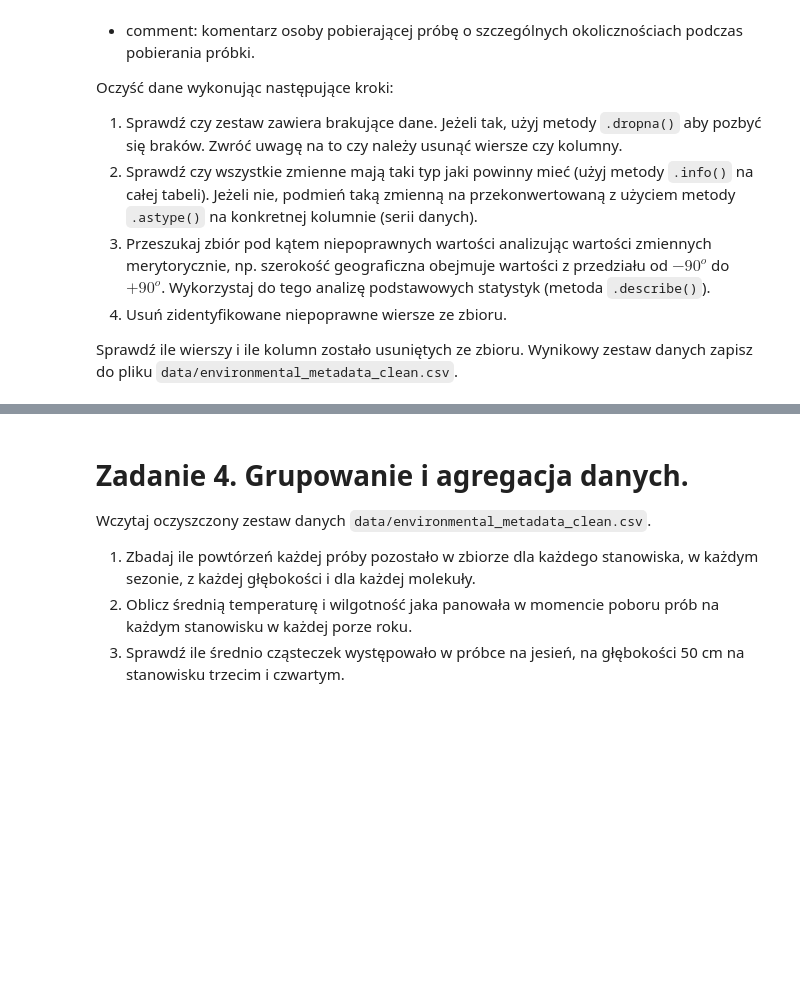
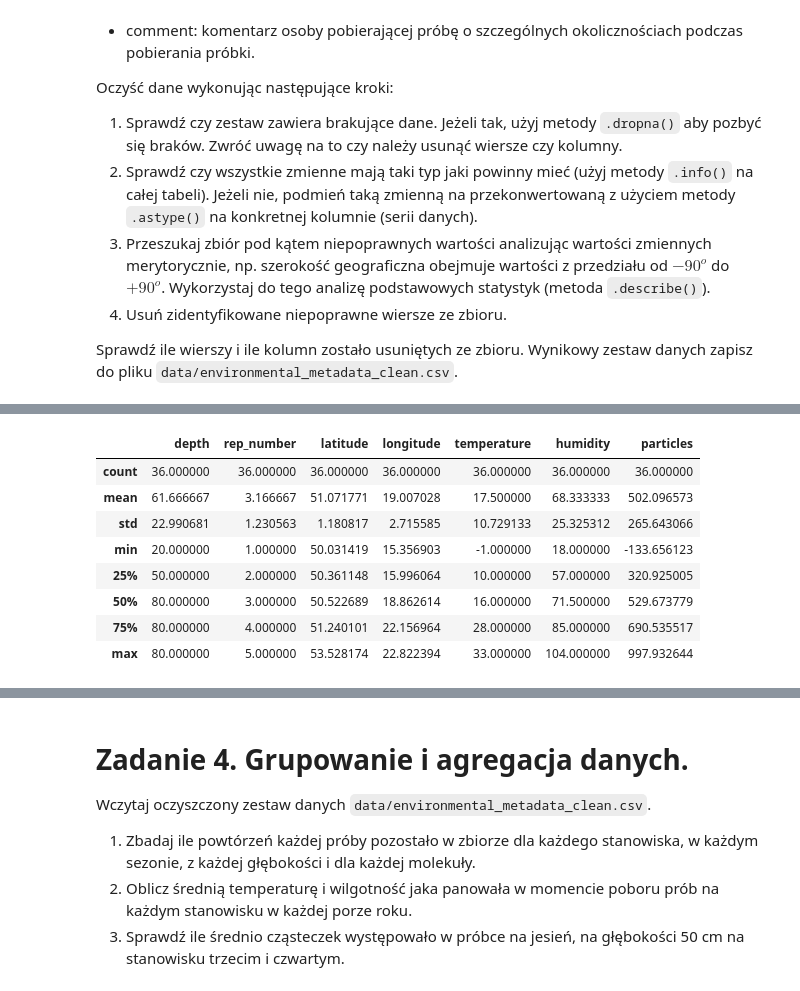
Before and after one commit to ligusoliwia/podstawy_programowania, a Jupyter notebook: moduły python/prace domowe/pandas_1.ipynb, the cells around one changed output, grey strips where cells are left out. Saved outputs shown, nothing was run; the diff lists cells and outputs as text; code cells hidden in the pictures; blank space fills up the shorter version.

```diff
--- a/moduły python/prace domowe/pandas_1.ipynb
+++ b/moduły python/prace domowe/pandas_1.ipynb
@@ -90,3 +133,6 @@ Oczyść dane wykonując następujące kroki:
 4. Usuń zidentyfikowane niepoprawne wiersze ze zbioru.
 
 Sprawdź ile wierszy i ile kolumn zostało usuniętych ze zbioru. Wynikowy zestaw danych zapisz do pliku `data/environmental_metadata_clean.csv`.
+# %%
+import pandas as pd
+env = pd.read_csv("data/environmental_metadata.csv")
@@ -92,0 +163,6 @@ Sprawdź ile wierszy i ile kolumn zostało usuniętych ze zbioru. Wynikowy zesta
+# %%
+env.dropna(inplace=True)
+# %%
+env = env.reset_index(drop=True)
+# %%
+env["rep_number"] = env["rep_number"].astype(int)
@@ -92,0 +190,12 @@ Sprawdź ile wierszy i ile kolumn zostało usuniętych ze zbioru. Wynikowy zesta
+# %%
+env.describe()
+# %% [output]
+|  | depth | rep_number | latitude | longitude | temperature | humidity | particles |
+| count | 36.000000 | 36.000000 | 36.000000 | 36.000000 | 36.000000 | 36.000000 | 36.000000 |
+| mean | 61.666667 | 3.166667 | 51.071771 | 19.007028 | 17.500000 | 68.333333 | 502.096573 |
+| std | 22.990681 | 1.230563 | 1.180817 | 2.715585 | 10.729133 | 25.325312 | 265.643066 |
+| min | 20.000000 | 1.000000 | 50.031419 | 15.356903 | -1.000000 | 18.000000 | -133.656123 |
+| 25% | 50.000000 | 2.000000 | 50.361148 | 15.996064 | 10.000000 | 57.000000 | 320.925005 |
+| 50% | 80.000000 | 3.000000 | 50.522689 | 18.862614 | 16.000000 | 71.500000 | 529.673779 |
+| 75% | 80.000000 | 4.000000 | 51.240101 | 22.156964 | 28.000000 | 85.000000 | 690.535517 |
+| max | 80.000000 | 5.000000 | 53.528174 | 22.822394 | 33.000000 | 104.000000 | 997.932644 |
```
Also changed, not shown: parts of 24 cells of this notebook, 8 other files.
